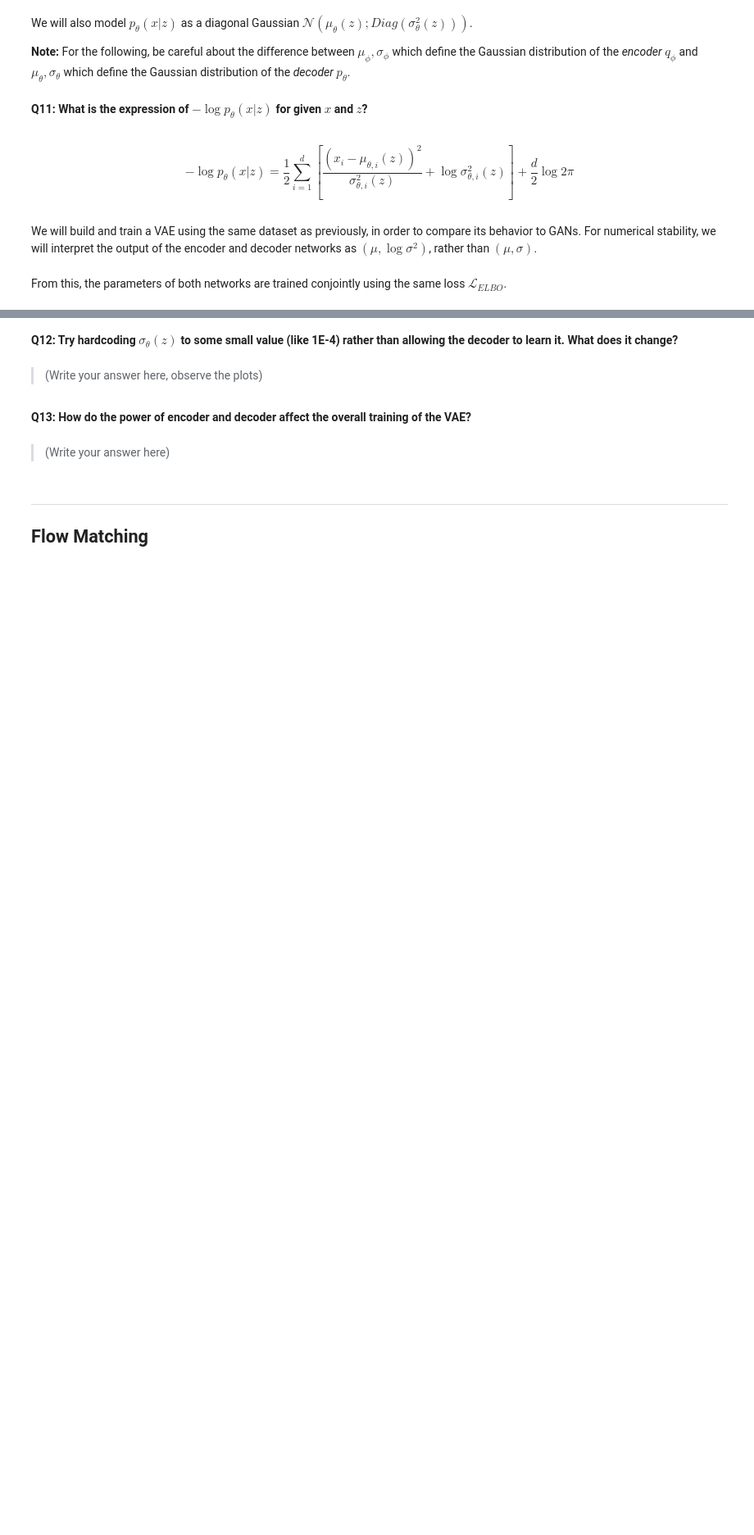
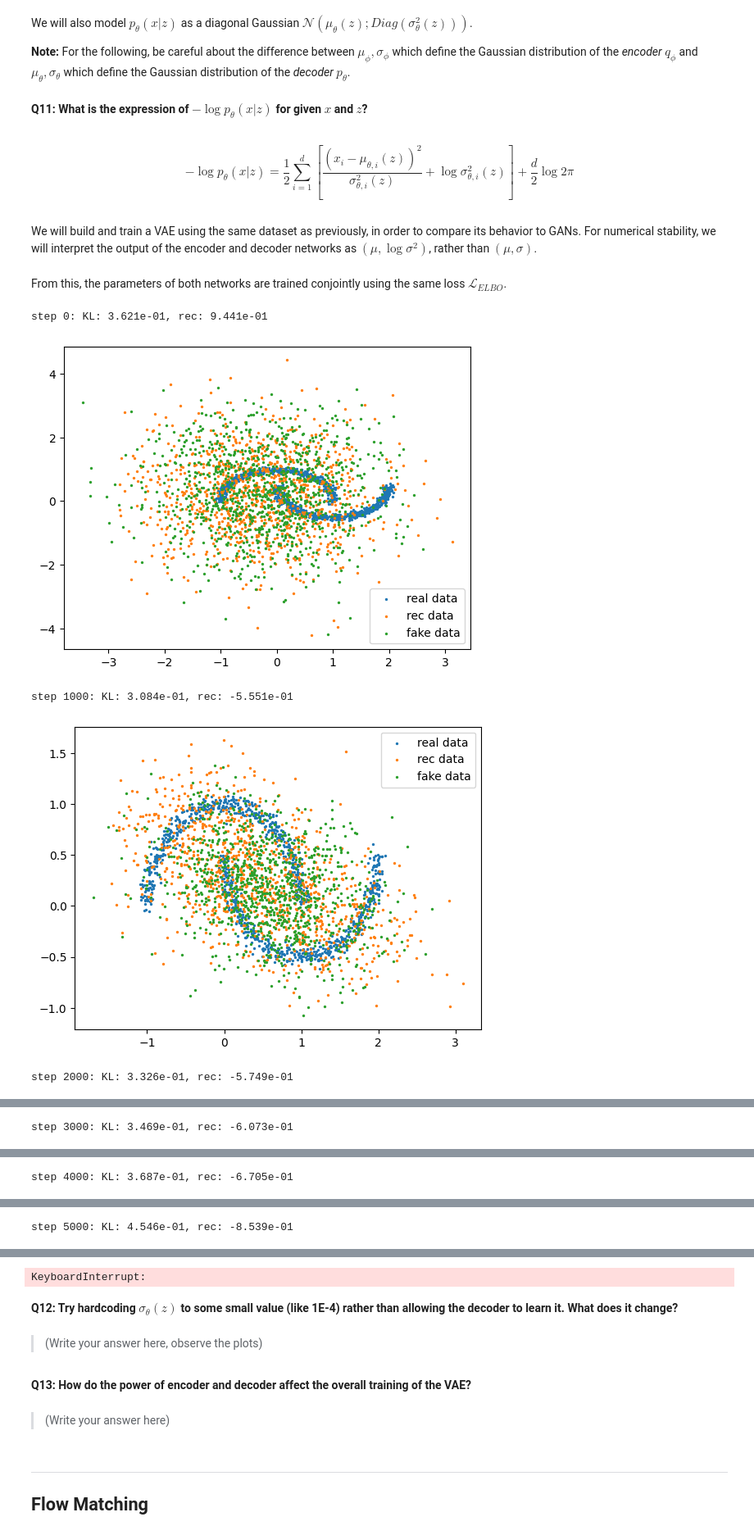
Before and after one commit to fotisk07/DLP, a Jupyter notebook: Week6/TP6_generative_models.ipynb, the cells around one changed output, grey strips where cells are left out. Shown at 82% size. Drawn from its saved outputs; the diff is of its cells as text; code cells hidden in the pictures; blank space fills up the shorter version.

```diff
--- a/Week6/TP6_generative_models.ipynb
+++ b/Week6/TP6_generative_models.ipynb
@@ -372,14 +384,26 @@ $$
 We will build and train a VAE using the same dataset as previously, in order to compare its behavior to GANs. For numerical stability, we will interpret the output of the encoder and decoder networks as $(\mu, \log\sigma^2)$, rather than $(\mu, \sigma)$.
 # %%
 # Choose a value for the latent dimension
-LATENT_N = 10
+LATENT_N = 5
 
 # Define the generator
 class Encoder(nn.Module):
     def __init__(self):
         super().__init__()
-        self.fc_mu = nn.Linear(2, LATENT_N)
-        self.fc_logvar = nn.Linear(2, LATENT_N)
+        self.fc_mu = nn.Sequential(
+            nn.Linear(2, 32),
+            nn.ReLU(),
+            nn.Linear(32, 32),
+            nn.ReLU(),
+            nn.Linear(32, LATENT_N)
+        )
+        self.fc_logvar = nn.Sequential(
+            nn.Linear(2, 32),
+            nn.ReLU(),
+            nn.Linear(32, 32),
+            nn.ReLU(),
+            nn.Linear(32, LATENT_N)
+        )
 
     # encode a datapoint. This should return a couple of tensors (mu, logvar) representing
     # the parameters of the Gaussian q_\phi(z | x)
@@ -393,8 +417,20 @@ class Encoder(nn.Module):
 class Decoder(nn.Module):
     def __init__(self):
         super().__init__()
-        self.fc_mu = nn.Linear(LATENT_N, 2)
-        self.fc_logvar = nn.Linear(LATENT_N, 2)
+        self.fc_mu = nn.Sequential(
+            nn.Linear(LATENT_N, 32),
+            nn.ReLU(),
+            nn.Linear(32, 32),
+            nn.ReLU(),
+            nn.Linear(32, 2)
+        )
+        self.fc_logvar = nn.Sequential(
+            nn.Linear(LATENT_N, 32),
+            nn.ReLU(),
+            nn.Linear(32, 32),
+            nn.ReLU(),
+            nn.Linear(32, 2)
+        )
 
     # decode a datapoint. This should return a couple of tensors (mu, logvar) representing
     # the parameters of the Gaussian p_\theta(z | x)
@@ -413,7 +449,7 @@ From this, the parameters of both networks are trained conjointly using the same
 # Total number of training iterations for the VAE
 N_ITER = 40001
 # Batch size to use
-BATCHLEN = 128
+BATCHLEN = 1024
 
 encoder = Encoder()
 optim_enc = torch.optim.Adam(encoder.parameters(), lr=0.001, betas=(0.5,0.9))
@@ -426,33 +462,40 @@ for i in range(N_ITER):
 
     x = generate_batch(BATCHLEN)
 
     enc_mu, enc_logvar = encoder(x)
     #
     # COMPUTE THE KL PART OF THE LOSS HERE
     #
-    loss_kl = 0
+    loss_kl = 0.5 * torch.sum(enc_mu**2 + torch.exp(enc_logvar) - 1 - enc_logvar,dim=1).mean()
     #
     # SAMPLE z FROM q(z|x) HERE
     #
-    z = 0
+    eps = torch.normal(torch.zeros(BATCHLEN, LATENT_N), 1.0)
+    z = enc_mu + torch.exp(enc_logvar) * eps
 
     dec_mu, dec_logvar = decoder(z)
     #
     # COMPUTE THE RECONSTRUCTION PART OF THE LOSS HERE
     #
-    loss_rec = 0
+    loss_rec = 0.5 * torch.sum((x - dec_mu)**2 / torch.exp(dec_logvar) + dec_logvar, dim=1).mean()
 
     (loss_kl + loss_rec).backward()
     optim_enc.step()
     optim_dec.step()
     if i%1000 == 0:
         print('step {}: KL: {:.3e}, rec: {:.3e}'.format(i, float(loss_kl), float(loss_rec)))
         # plot the result
         real_batch = generate_batch(1024)
         rec_batch = torch.normal(dec_mu, torch.exp(0.5*dec_logvar)).detach()
         fake_batch = decoder.generate(1024).detach()
         plt.scatter(real_batch[:,0], real_batch[:,1], s=2.0, label='real data')
         plt.scatter(rec_batch[:,0], rec_batch[:,1], s=2.0, label='rec data')
         plt.scatter(fake_batch[:,0], fake_batch[:,1], s=2.0, label='fake data')
         plt.legend()
         plt.show()
+# %% [output]
+step 0: KL: 3.621e-01, rec: 9.441e-01
+[figure, added]
+step 1000: KL: 3.084e-01, rec: -5.551e-01
+[figure, added]
+step 2000: KL: 3.326e-01, rec: -5.749e-01
@@ -458,0 +503 @@ for i in range(N_ITER):
+step 3000: KL: 3.469e-01, rec: -6.073e-01
@@ -458,0 +505 @@ for i in range(N_ITER):
+step 4000: KL: 3.687e-01, rec: -6.705e-01
@@ -458,0 +507 @@ for i in range(N_ITER):
+step 5000: KL: 4.546e-01, rec: -8.539e-01
@@ -459,3 +509,4 @@ for i in range(N_ITER):
+KeyboardInterrupt:
 # %% [markdown]
 **Q12: Try hardcoding $\sigma_\theta(z)$ to some small value (like 1E-4) rather than allowing the decoder to learn it. What does it change?**
 # %% [markdown]
```
Also changed, not shown: parts of 7 cells of this notebook.
